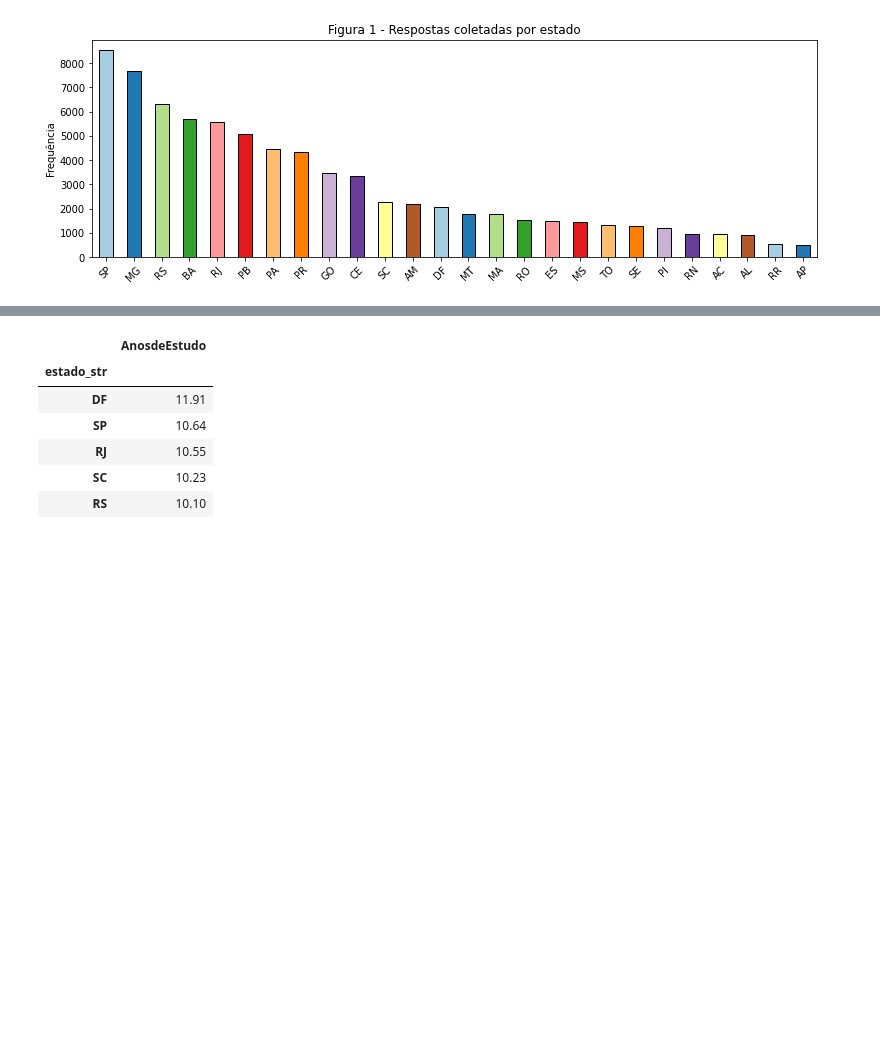
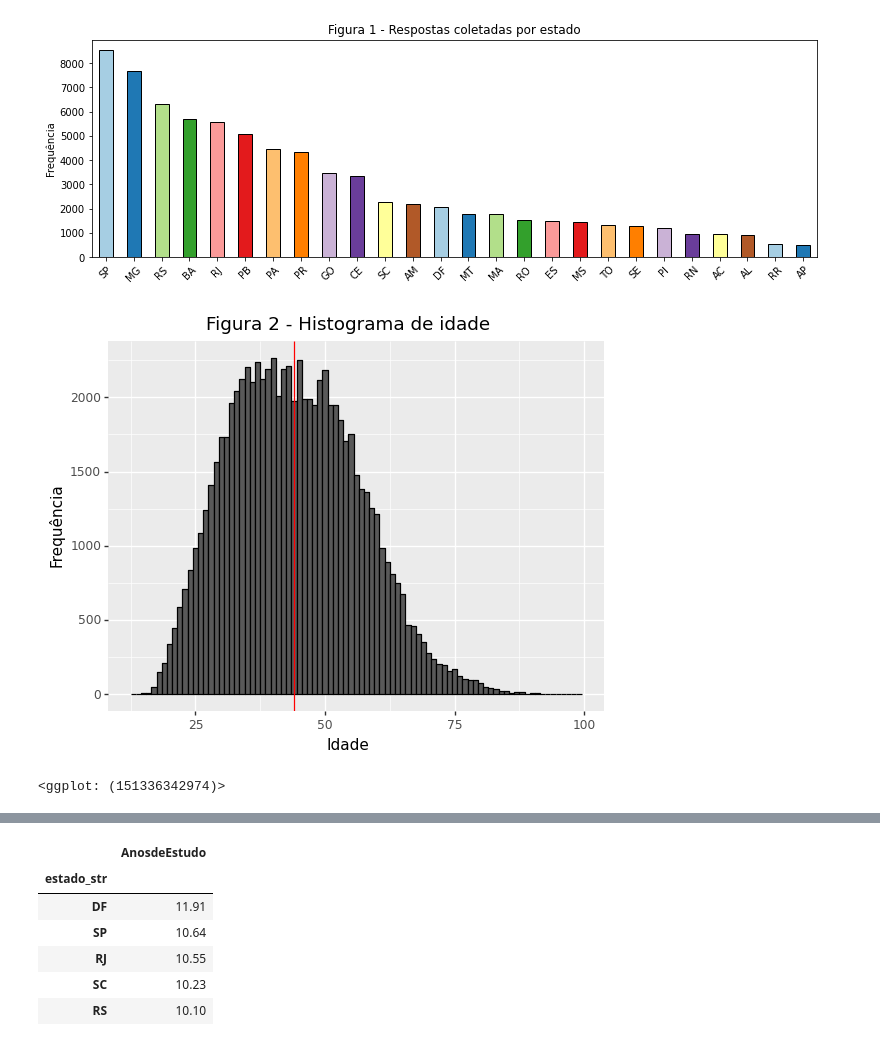
Before and after one commit to pedroogarcez/projeto_ibge, a Jupyter notebook: ibge_analise_de_dados.ipynb, the cells around one changed output, grey strips where cells are left out. Drawn from its saved outputs; the diff is of its cells as text; code cells hidden in the pictures; blank space fills up the shorter version.

Commit message:
plot descritivo idade e altura

```diff
--- a/ibge_analise_de_dados.ipynb
+++ b/ibge_analise_de_dados.ipynb
@@ -94,3 +91,13 @@ plt.title('Figura 1 - Respostas coletadas por estado')
 plt.ylabel('Frequência');
 # %% [output]
 [figure]
+# %%
+# Descrevendo a distribuição de idade da população brasileira
+mean = np.mean(df['Idade'])
+(ggplot(df, aes(x = "Idade")) +
+ geom_histogram(binwidth = 1,color='black')+
+ geom_vline(df, aes(xintercept=mean),color='red')+
+labs(y='Frequência',title='Figura 2 - Histograma de idade'))
+# %% [output]
+[figure, added]
+<ggplot: (151336342974)>
```
Also changed, not shown: parts of 12 cells of this notebook.
